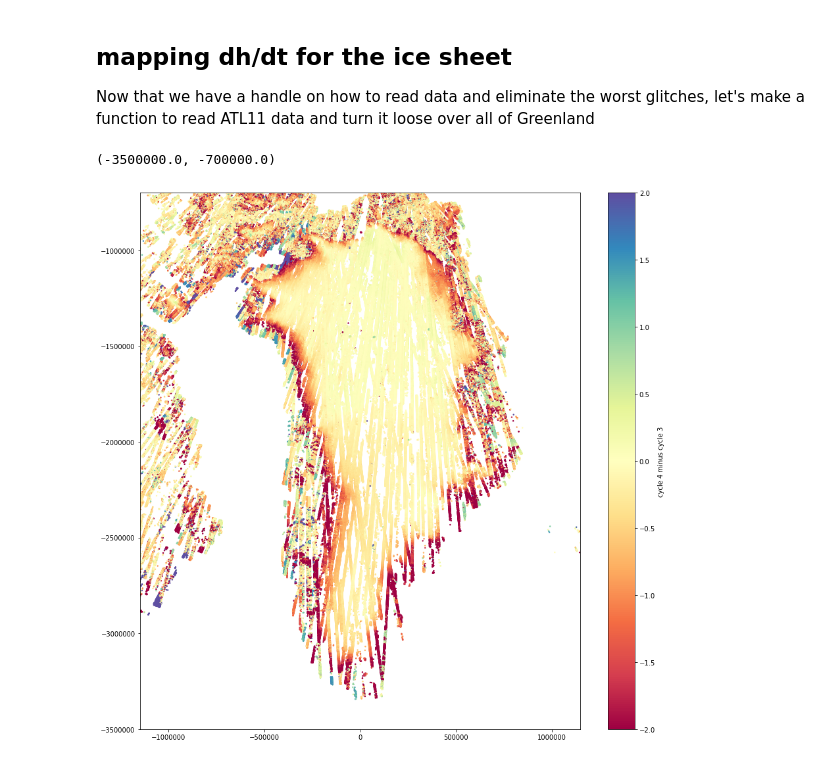
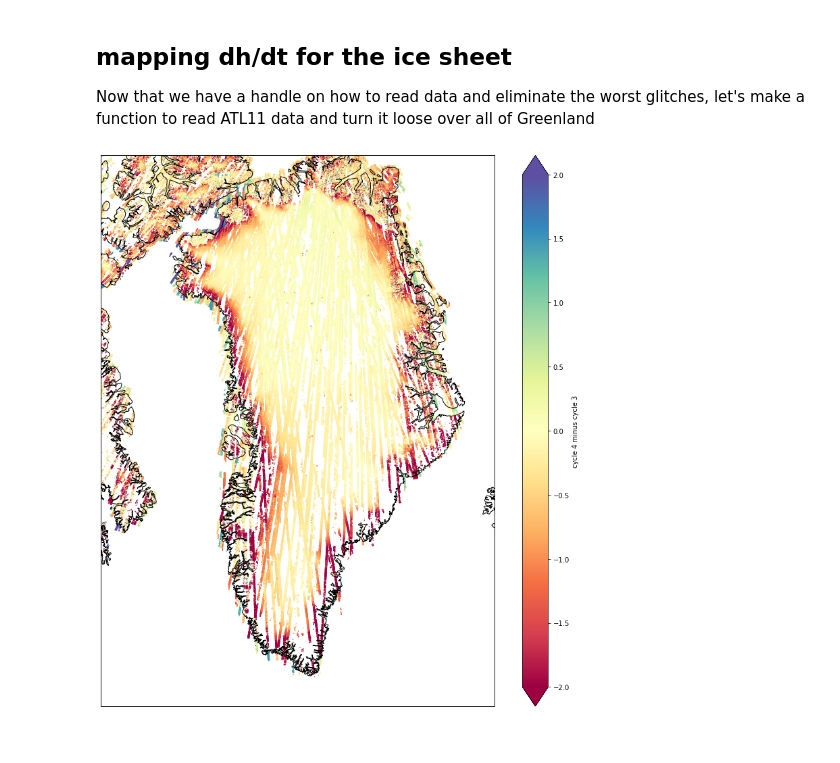
Before and after one commit to suzanne64/ATL11, a Jupyter notebook: intro_to_ATL11.ipynb, the cells around one changed output. Saved outputs shown, nothing was run; the diff lists cells and outputs as text; code cells hidden in the pictures.

Commit message:
use cartopy in maps and include coastlines

```diff
--- a/intro_to_ATL11.ipynb
+++ b/intro_to_ATL11.ipynb
@@ -221,36 +218,42 @@ def read_ATL11(filename, pair):
 # %%
-import glob
-import os
 ATL11_dir="/Volumes/ice2/ben/scf/GL_11/U05/"
 files=glob.glob(os.path.join(ATL11_dir, 'ATL11*.h5'))
 
-x=[]
-y=[]
+lon=[]
+lat=[]
 h_corr=[]
 sigma_h=[]
 for file in files:
     try:
         for pair in ['pt1','pt2','pt3']:
-            xx, yy, hh, ss=read_ATL11(file, pair)
-            x += [xx]
-            y += [yy]
+            lons, lats, hh, ss=read_ATL11(file, pair)
+            lon += [lons]
+            lat += [lats]
             h_corr += [hh]
             sigma_h += [ss]
     except Exception as E:
         pass
-x=np.concatenate(x)
-y=np.concatenate(y)
+lon=np.concatenate(lon)
+lat=np.concatenate(lat)
 h_corr=np.concatenate(h_corr, axis=0)
 sigma_h=np.concatenate(sigma_h, axis=0)
+
+# set cartopy projection as EPSG 3413
+projection = ccrs.Stereographic(central_longitude=-45.0,
+    central_latitude=+90.0,true_scale_latitude=+70.0)
 # %%
-plt.figure(figsize=[15, 15])
-plt.scatter(x[::20], y[::20], 2,  c=h_corr[::20,1]-h_corr[::20,0], vmin=-2, vmax=2, cmap='Spectral')
-plt.axis('equal');
-hb=plt.colorbar(); hb.set_label('cycle 4 minus cycle 3')
-
-plt.gca().set_xlim([-1.e6, 1.e6]);
-plt.gca().set_ylim([-3.5e6, -0.7e6]);
+fig,ax = plt.subplots(figsize=[15, 15], subplot_kw=dict(projection=projection))
+# plot every 20th point to save computational time and simplify the plot
+sc = ax.scatter(lon[::20], lat[::20], s=2, c=h_corr[::20,1]-h_corr[::20,0],
+    vmin=-2, vmax=2, cmap='Spectral', edgecolors='none',
+    transform=ccrs.PlateCarree())
+hb = fig.colorbar(sc,ax=ax,extend='both',extendfrac=0.0375,drawedges=False)
+hb.set_label('cycle 4 minus cycle 3')
+ax.coastlines('10m')
+ax.set_xlim([-1.e6, 1.e6])
+ax.set_ylim([-3.5e6, -0.7e6])
+ax.set_aspect('equal', adjustable='box')
+plt.show()
 # %% [output]
-(-3500000.0, -700000.0)
-[figure, old version]
+[figure, new version]
 # %%
```
Also changed, not shown: parts of 11 cells of this notebook.
